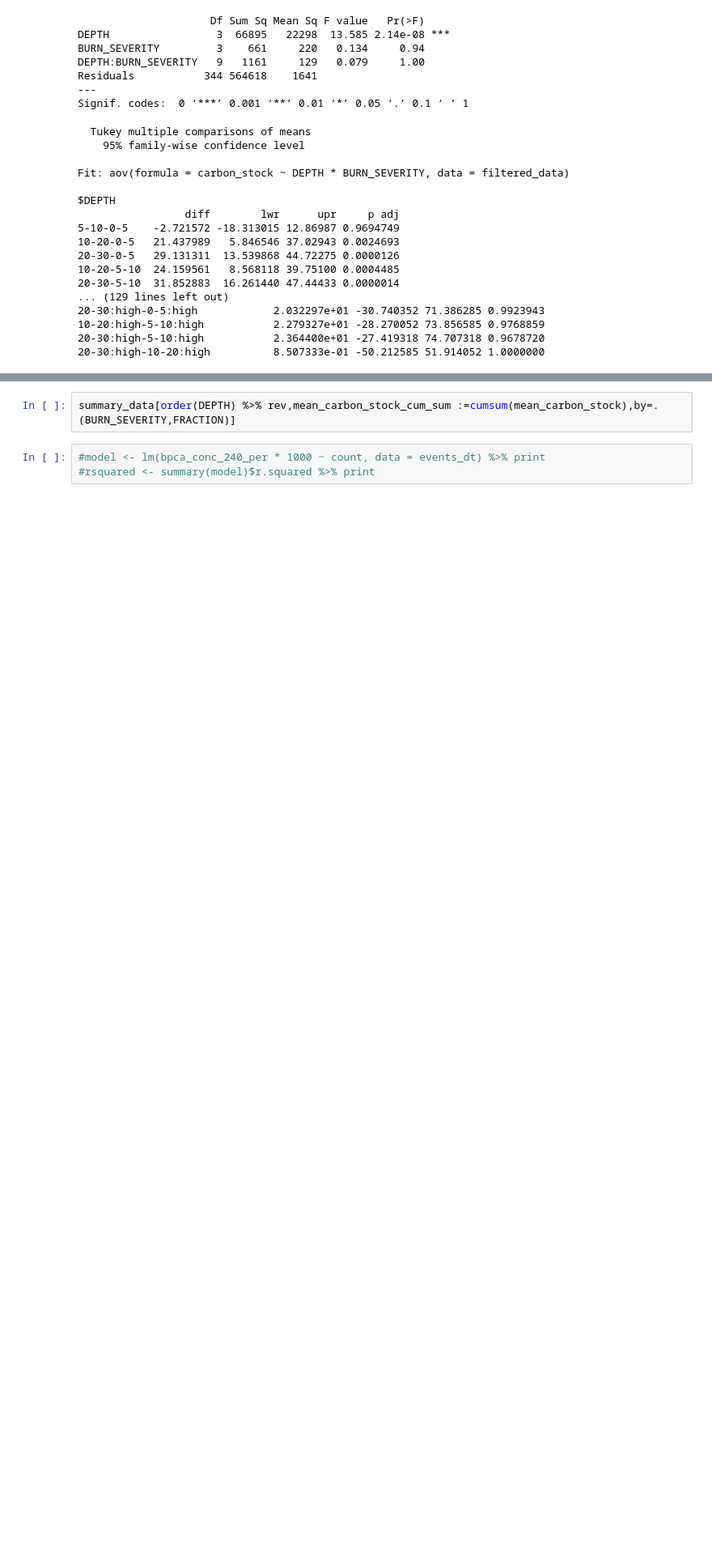
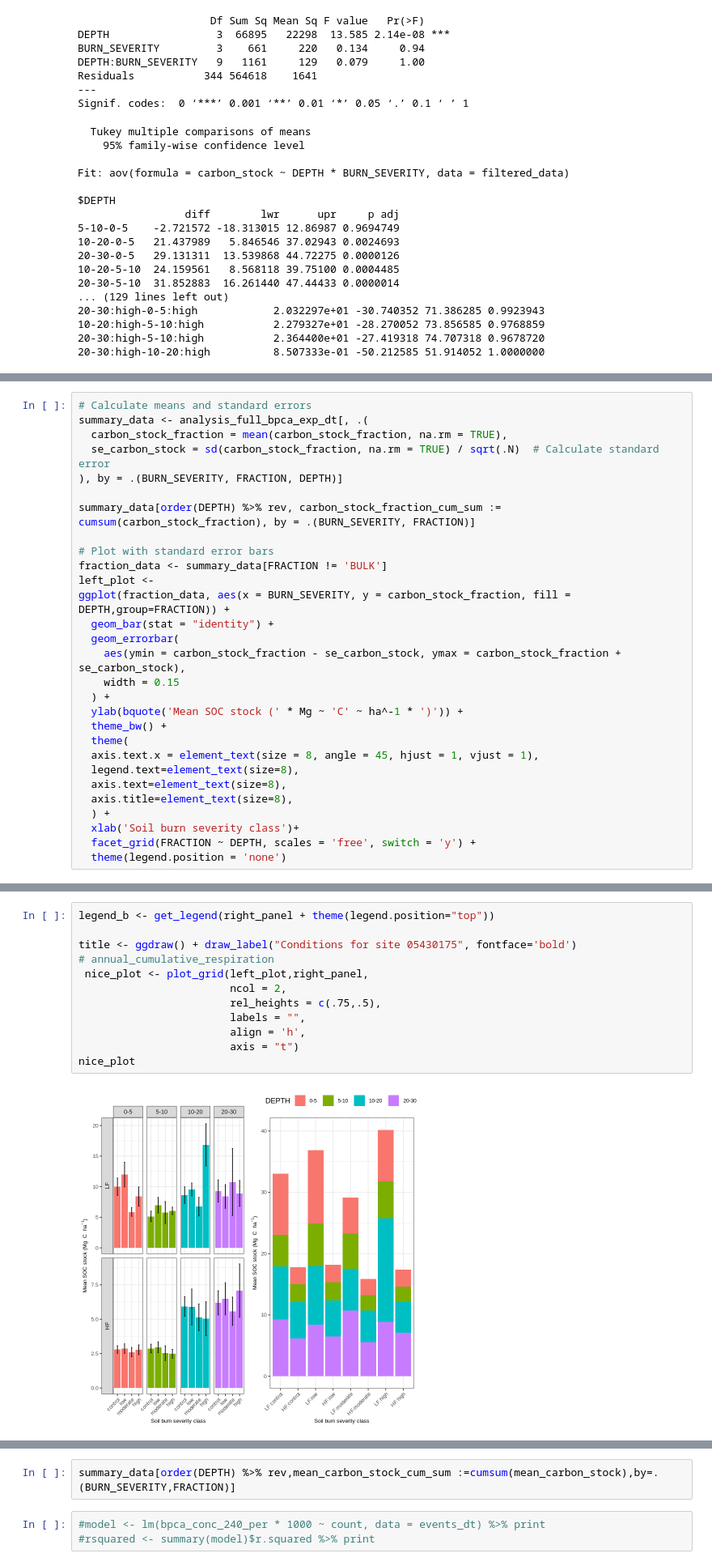
Before and after one commit to hayleypc/BPCA_HFF, a Jupyter notebook: BPCA_analysis_plotting.ipynb, the cells around one changed output, grey strips where cells are left out. Shown at 81% size. Cells and saved outputs as stored; diff of their text form; blank space fills up the shorter version.

```diff
--- a/BPCA_analysis_plotting.ipynb
+++ b/BPCA_analysis_plotting.ipynb
@@ -960,0 +1069,29 @@ $DEPTH
+# %%
+# Calculate means and standard errors
+summary_data <- analysis_full_bpca_exp_dt[, .(
+  carbon_stock_fraction = mean(carbon_stock_fraction, na.rm = TRUE),
+  se_carbon_stock = sd(carbon_stock_fraction, na.rm = TRUE) / sqrt(.N)  # Calculate standard error
+), by = .(BURN_SEVERITY, FRACTION, DEPTH)]
+
+summary_data[order(DEPTH) %>% rev, carbon_stock_fraction_cum_sum := cumsum(carbon_stock_fraction), by = .(BURN_SEVERITY, FRACTION)]
+
+# Plot with standard error bars
+fraction_data <- summary_data[FRACTION != 'BULK']
+left_plot <-
+ggplot(fraction_data, aes(x = BURN_SEVERITY, y = carbon_stock_fraction, fill = DEPTH,group=FRACTION)) +
+  geom_bar(stat = "identity") +
+  geom_errorbar(
+    aes(ymin = carbon_stock_fraction - se_carbon_stock, ymax = carbon_stock_fraction + se_carbon_stock),
+    width = 0.15
+  ) +
+  ylab(bquote('Mean SOC stock (' * Mg ~ 'C' ~ ha^-1 * ')')) +
+  theme_bw() +
+  theme(
+  axis.text.x = element_text(size = 8, angle = 45, hjust = 1, vjust = 1),
+  legend.text=element_text(size=8),
+  axis.text=element_text(size=8),
+  axis.title=element_text(size=8),
+  ) +
+  xlab('Soil burn severity class')+
+  facet_grid(FRACTION ~ DEPTH, scales = 'free', switch = 'y') +
+  theme(legend.position = 'none')
@@ -960,0 +1146,14 @@ $DEPTH
+# %%
+legend_b <- get_legend(right_panel + theme(legend.position="top"))
+
+title <- ggdraw() + draw_label("Conditions for site 05430175", fontface='bold')
+# annual_cumulative_respiration
+ nice_plot <- plot_grid(left_plot,right_panel,
+                        ncol = 2,
+                        rel_heights = c(.75,.5),
+                        labels = "",
+                        align = 'h',
+                        axis = "t")
+nice_plot
+# %% [output]
+[figure, added]
```
Also changed, not shown: parts of 20 cells of this notebook.
